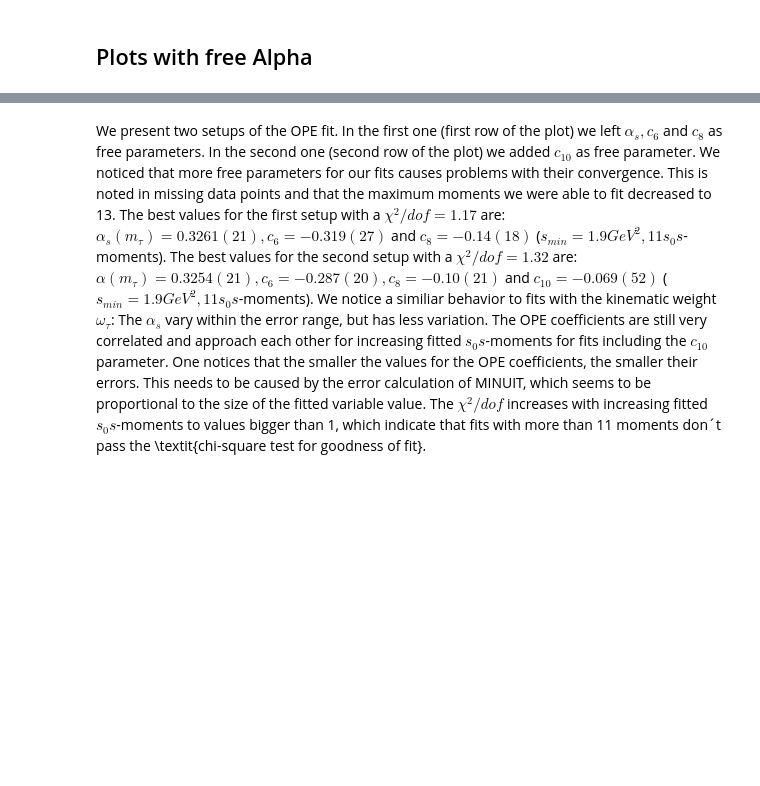
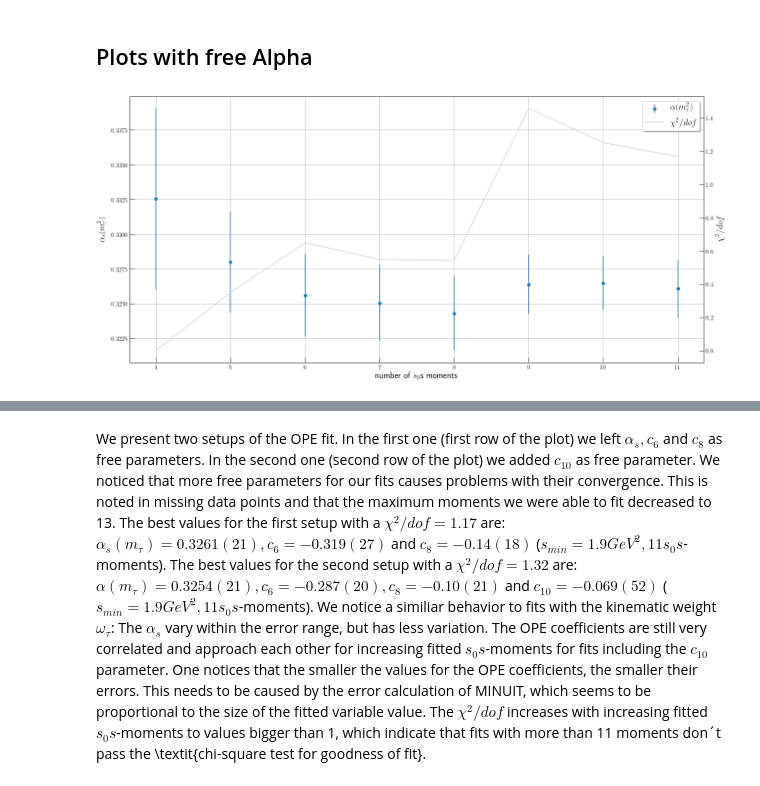
Before and after one commit to phd-dirk/Notebooks, a Jupyter notebook: alphaDetermination/wCube.ipynb, the cells around one changed output, grey strips where cells are left out. Saved outputs shown, nothing was run; the diff lists cells and outputs as text; code cells hidden in the pictures; blank space fills up the shorter version.

```diff
--- a/alphaDetermination/wCube.ipynb
+++ b/alphaDetermination/wCube.ipynb
@@ -11,5 +20,24 @@ wCubeD6D8D10 = read_csv('../../FESR/configurations/2019/wCubeD6D8D10/fits.csv')
 # WCube: (1-x)^3(1+3x)
 # %% [markdown]
 ## Plots with free Alpha
+# %%
+data = wCubeAlD6D8
+s0s = list(map(lambda smin: sminMap[smin], data.index))
+
+plt.errorbar(s0s,data['alpha'],yerr=data['alphaErr'],fmt='.',marker='o',label=r'$\alpha(m_\tau^2)$')
+ax = plt.gca()
+lines, labels = ax.get_legend_handles_labels()
+twinx = ax.twinx()
+twinx.plot(s0s, data['chiDof'],color='lightgrey',label=r'$\chi^2/dof$')
+twinx.grid(False)
+lines2, labels2 = twinx.get_legend_handles_labels()
+
+ax.set_xlabel(r'number of $s_0$s moments')
+twinx.set_ylabel(r'$\chi^2/dof$')
+ax.set_ylabel(r'$\alpha_s(m_\tau^2)$')
+plt.legend(lines+lines2, labels+labels2)
+plt.savefig('./plots/fitWCubeAlpha.png',dpi=300)
+# %% [output]
+[figure, added]
 # %%
 fig, (axes) = plt.subplots(2, 2, sharex=True)
```
Also changed, not shown: parts of 2 cells of this notebook, 7 other files.
